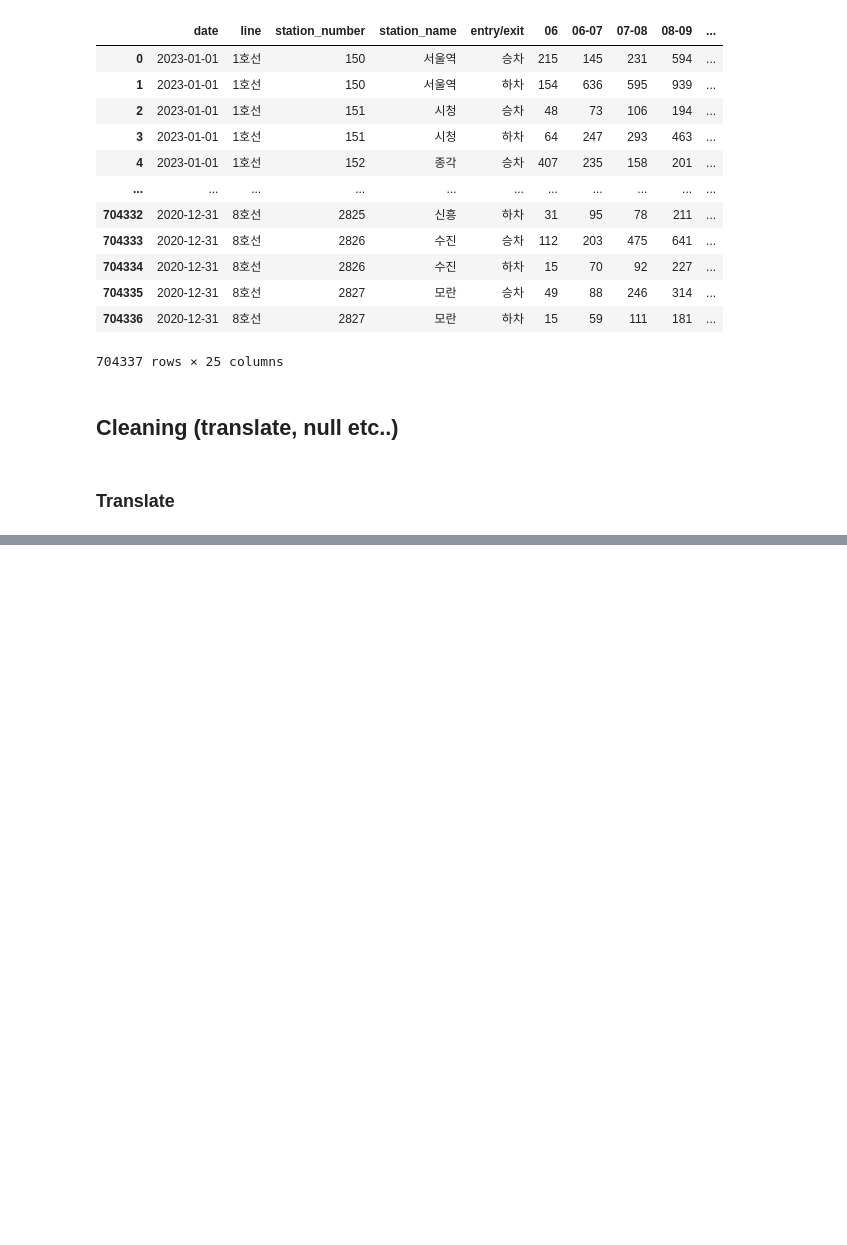
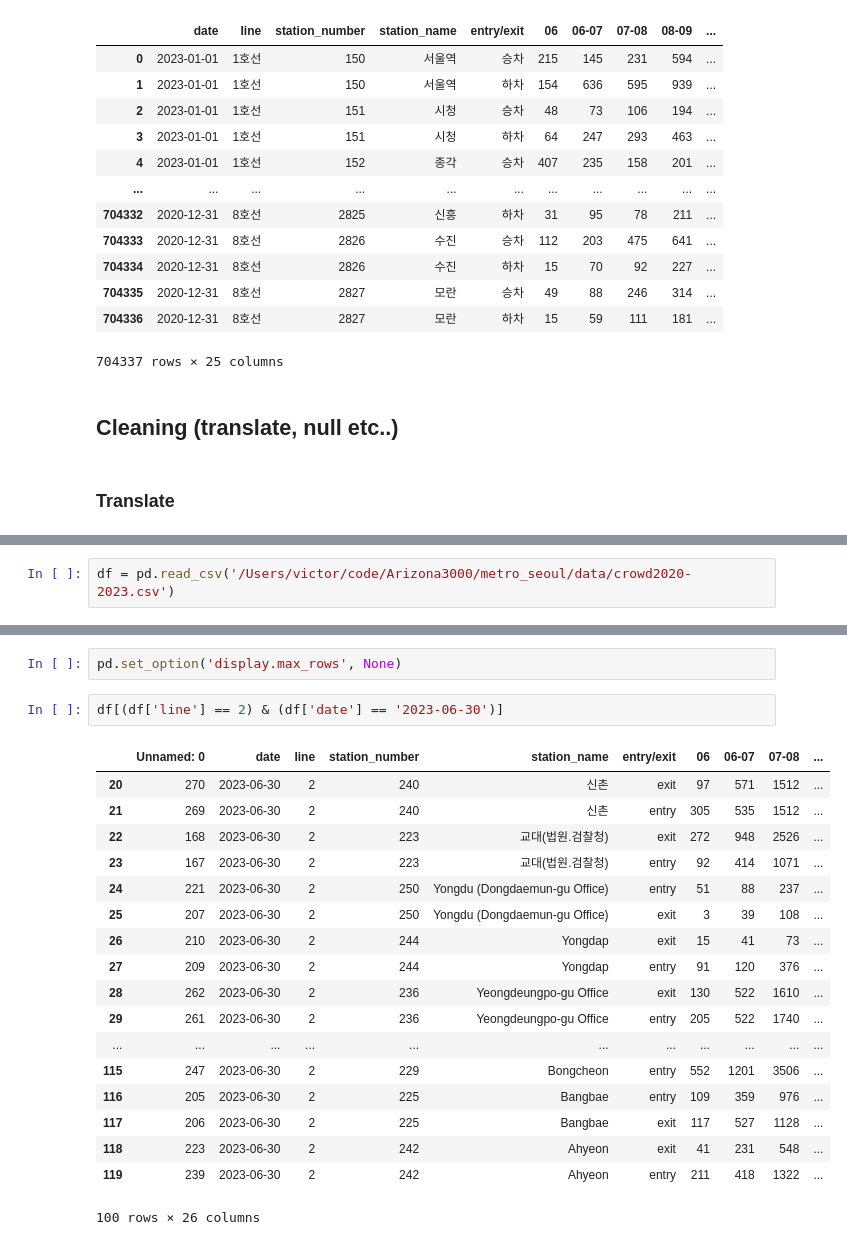
Before and after one commit to Arizona3000/metro_seoul, a Jupyter notebook: notebooks/data_import_vic.ipynb, the cells around one changed output, grey strips where cells are left out. Cells and saved outputs as stored; diff of their text form; blank space fills up the shorter version.

```diff
--- a/notebooks/data_import_vic.ipynb
+++ b/notebooks/data_import_vic.ipynb
@@ -94,0 +97,2 @@ total_crowd
+# %%
+df = pd.read_csv('/Users/victor/code/Arizona3000/metro_seoul/data/crowd2020-2023.csv')
@@ -94,0 +115,23 @@ total_crowd
+# %%
+pd.set_option('display.max_rows', None)
+# %%
+df[(df['line'] == 2) & (df['date'] == '2023-06-30')]
+# %% [output]
+|  | Unnamed: 0 | date | line | station_number | station_name | entry/exit | 06 | 06-07 | 07-08 | ... |
+| 20 | 270 | 2023-06-30 | 2 | 240 | 신촌 | exit | 97 | 571 | 1512 | ... |
+| 21 | 269 | 2023-06-30 | 2 | 240 | 신촌 | entry | 305 | 535 | 1512 | ... |
+| 22 | 168 | 2023-06-30 | 2 | 223 | 교대(법원.검찰청) | exit | 272 | 948 | 2526 | ... |
+| 23 | 167 | 2023-06-30 | 2 | 223 | 교대(법원.검찰청) | entry | 92 | 414 | 1071 | ... |
+| 24 | 221 | 2023-06-30 | 2 | 250 | Yongdu (Dongdaemun-gu Office) | entry | 51 | 88 | 237 | ... |
+| 25 | 207 | 2023-06-30 | 2 | 250 | Yongdu (Dongdaemun-gu Office) | exit | 3 | 39 | 108 | ... |
+| 26 | 210 | 2023-06-30 | 2 | 244 | Yongdap | exit | 15 | 41 | 73 | ... |
+| 27 | 209 | 2023-06-30 | 2 | 244 | Yongdap | entry | 91 | 120 | 376 | ... |
+| 28 | 262 | 2023-06-30 | 2 | 236 | Yeongdeungpo-gu Office | exit | 130 | 522 | 1610 | ... |
+| 29 | 261 | 2023-06-30 | 2 | 236 | Yeongdeungpo-gu Office | entry | 205 | 522 | 1740 | ... |
+| ... | ... | ... | ... | ... | ... | ... | ... | ... | ... | ... |
+| 115 | 247 | 2023-06-30 | 2 | 229 | Bongcheon | entry | 552 | 1201 | 3506 | ... |
+| 116 | 205 | 2023-06-30 | 2 | 225 | Bangbae | entry | 109 | 359 | 976 | ... |
+| 117 | 206 | 2023-06-30 | 2 | 225 | Bangbae | exit | 117 | 527 | 1128 | ... |
+| 118 | 223 | 2023-06-30 | 2 | 242 | Ahyeon | exit | 41 | 231 | 548 | ... |
+| 119 | 239 | 2023-06-30 | 2 | 242 | Ahyeon | entry | 211 | 418 | 1322 | ... |
+100 rows × 26 columns
```
Also changed, not shown: parts of 2 cells of this notebook, 1 other file.
